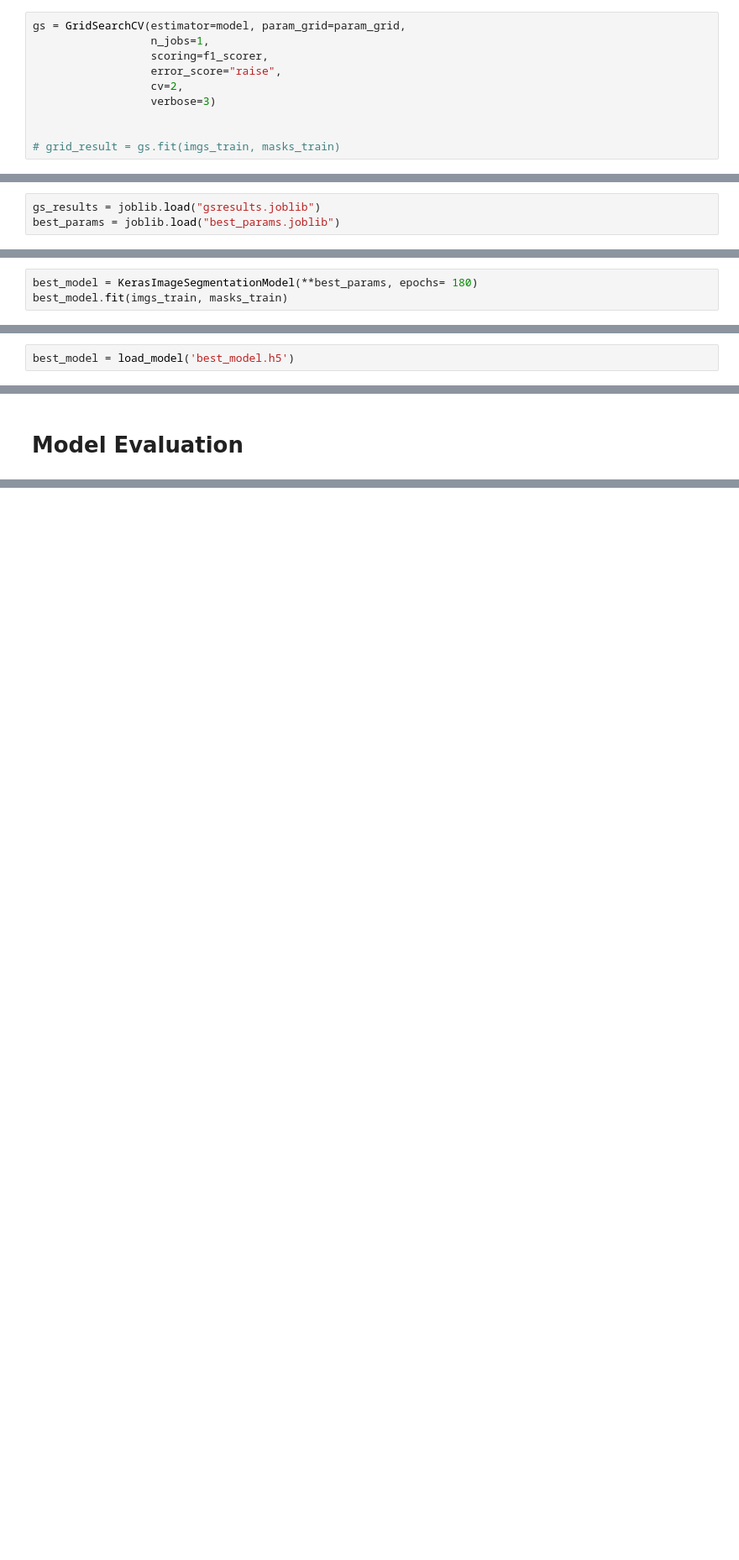
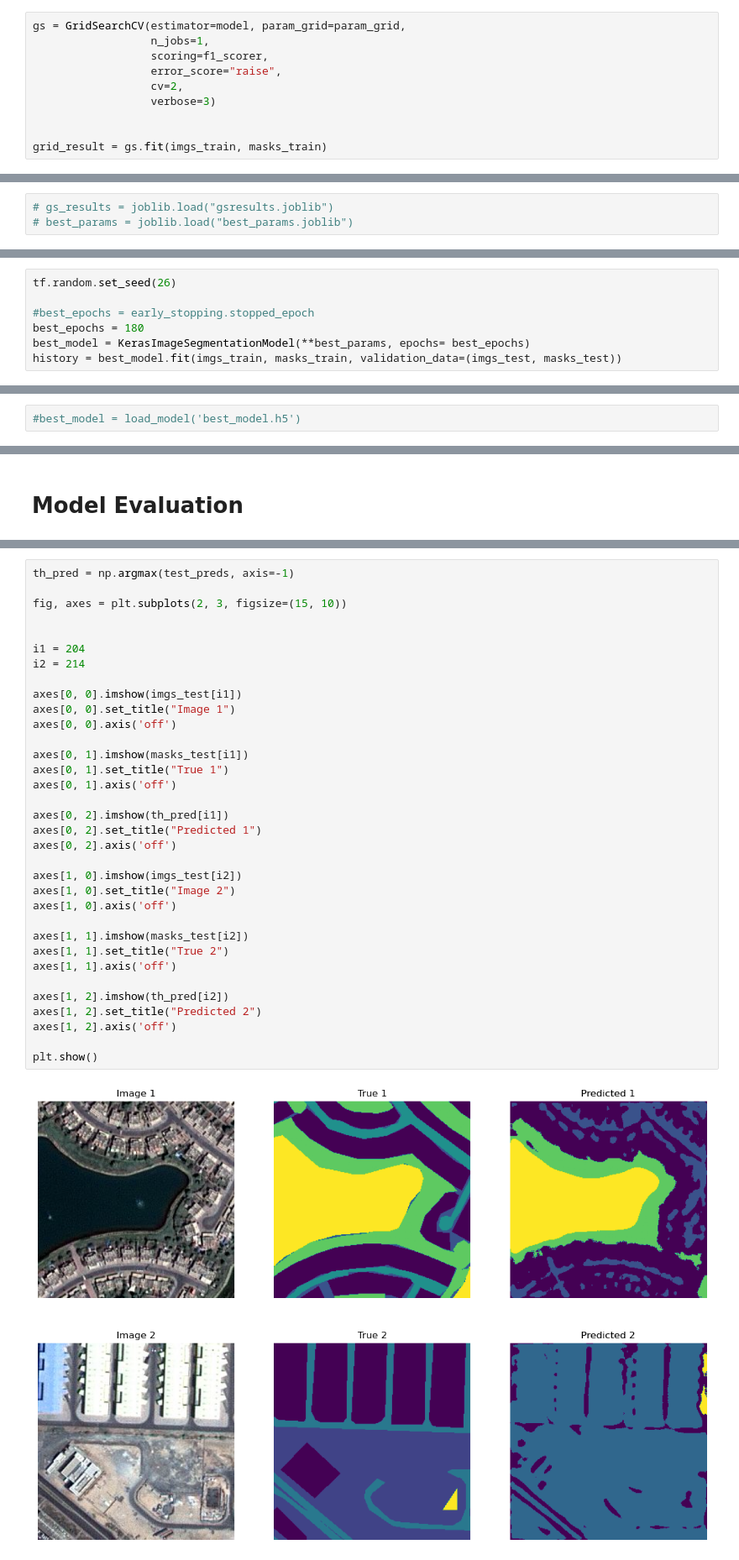
Before and after one commit to Antonello03/DLPROJ160724, a Jupyter notebook: model.ipynb, the cells around one changed output, grey strips where cells are left out. Shown at 84% size. Drawn from its saved outputs; the diff is of its cells as text; blank space fills up the shorter version.

```diff
--- a/model.ipynb
+++ b/model.ipynb
@@ -229,7 +278,7 @@ gs = GridSearchCV(estimator=model, param_grid=param_grid,
                   verbose=3)
 
 
-# grid_result = gs.fit(imgs_train, masks_train)
+grid_result = gs.fit(imgs_train, masks_train)
 # %% [output]
 Fitting 2 folds for each of 16 candidates, totalling 32 fits
 Epoch 1/10
@@ -265,5 +316,5 @@ Epoch 10/10
 Best: 0.303668 using {'batch_size': 16, 'filters': [8, 15, 21, 30], 'filtersize': 5, 'lr': 0.0001, 'stride': 2}
 ['best_params.joblib']
 # %%
-gs_results = joblib.load("gsresults.joblib")
-best_params = joblib.load("best_params.joblib")
+# gs_results = joblib.load("gsresults.joblib")
+# best_params = joblib.load("best_params.joblib")
@@ -304,5 +363,9 @@ Best number of epochs seemed to be 180, I'll now train on both train and validat
 # %%
-best_model = KerasImageSegmentationModel(**best_params, epochs= 180)
-best_model.fit(imgs_train, masks_train)
+tf.random.set_seed(26)
+
+#best_epochs = early_stopping.stopped_epoch
+best_epochs = 180
+best_model = KerasImageSegmentationModel(**best_params, epochs= best_epochs)
+history = best_model.fit(imgs_train, masks_train, validation_data=(imgs_test, masks_test))
 # %% [output]
 Epoch 1/180
@@ -328,6 +390,6 @@ KerasImageSegmentationModel(batch_size=16, epochs=180, filtersize=5, lr=0.0001)
 # %% [output]
 WARNING:absl:You are saving your model as an HDF5 file via `model.save()` or `keras.saving.save_model(model)`. This file format is considered legacy. We recommend using instead the native Keras format ...
 # %%
-best_model = load_model('best_model.h5')
+#best_model = load_model('best_model.h5')
 # %% [output]
 WARNING:absl:Compiled the loaded model, but the compiled metrics have yet to be built. `model.compile_metrics` will be empty until you train or evaluate the model.
@@ -369,0 +420,36 @@ plt.show()
+# %%
+th_pred = np.argmax(test_preds, axis=-1)
+
+fig, axes = plt.subplots(2, 3, figsize=(15, 10))
+
+
+i1 = 204
+i2 = 214
+
+axes[0, 0].imshow(imgs_test[i1])
+axes[0, 0].set_title("Image 1")
+axes[0, 0].axis('off')
+
+axes[0, 1].imshow(masks_test[i1])
+axes[0, 1].set_title("True 1")
+axes[0, 1].axis('off')
+
+axes[0, 2].imshow(th_pred[i1])
+axes[0, 2].set_title("Predicted 1")
+axes[0, 2].axis('off')
+
+axes[1, 0].imshow(imgs_test[i2])
+axes[1, 0].set_title("Image 2")
+axes[1, 0].axis('off')
+
+axes[1, 1].imshow(masks_test[i2])
+axes[1, 1].set_title("True 2")
+axes[1, 1].axis('off')
+
+axes[1, 2].imshow(th_pred[i2])
+axes[1, 2].set_title("Predicted 2")
+axes[1, 2].axis('off')
+
+plt.show()
+# %% [output]
+[figure, added]
```
Also changed, not shown: parts of 28 cells of this notebook, 2 other files.
